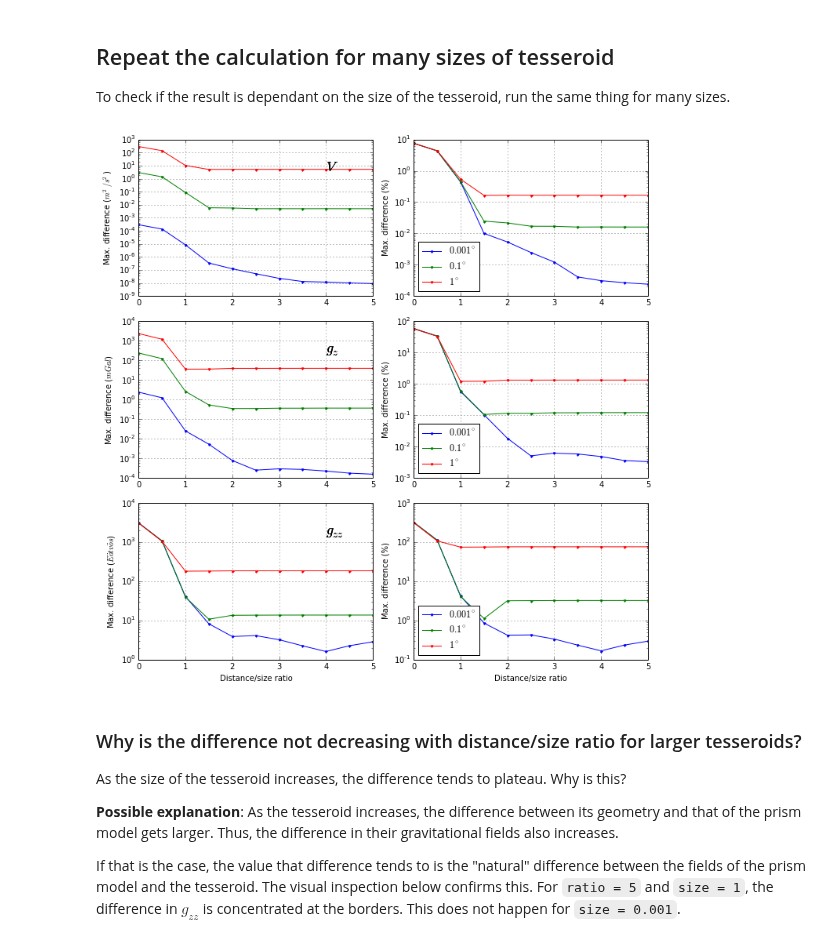
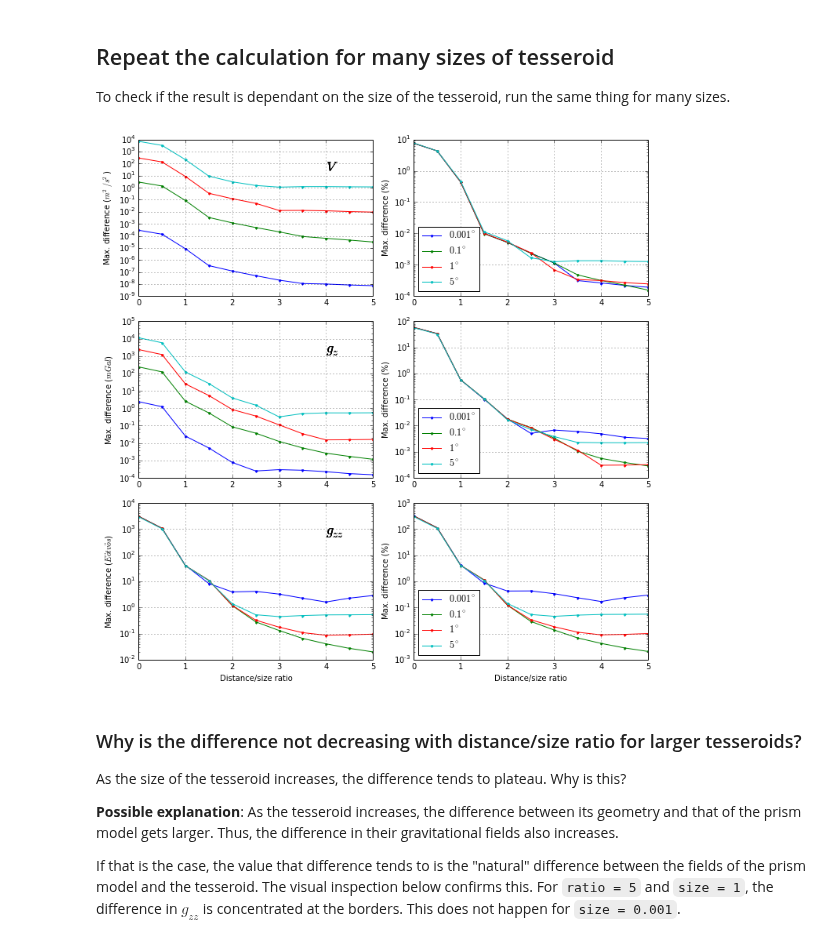
Before and after one commit to pinga-lab/paper-tesseroids, a Jupyter notebook: notebooks/tesseroid_vs_prism.ipynb, the cells around one changed output. Saved outputs shown, nothing was run; the diff lists cells and outputs as text; code cells hidden in the pictures.

```diff
--- a/notebooks/tesseroid_vs_prism.ipynb
+++ b/notebooks/tesseroid_vs_prism.ipynb
@@ -56,13 +56,19 @@ def make_model_files(size, discretization, verbose=False):
             f.write('{} {} {} {} {} {} {}\n'.format(
                 t.w, t.e, t.s, t.n, t.top, t.bottom, t.props['density']))
     prism_model = os.path.join(filedir, 'model-size{:f}.prism'.format(size))
-    !tess2prism $tess_model > $prism_model
+    !tess2prism $split_model > $prism_model
     if verbose:
         !head $tess_model $split_model $prism_model
+    tmp = !cat $split_model | grep -v "#" | grep -e "^$" -v| wc -l
+    ntess = int(tmp[0])
+    assert ntess == discretization**3
+    tmp = !cat $prism_model | grep -v "#" | grep -e "^$" -v| wc -l
+    nprism = int(tmp[0])
+    assert nprism == discretization**3
     return tess, tess_model, prism_model
 # %%
 size = 0.001
-discretization = 20
+discretization = 30
 tess, tess_model, prism_model = make_model_files(size, discretization, verbose=True)
 # %% [output]
 ==> tesseroid_vs_prism_files/model-size0.001000.tess <==
@@ -230,45 +238,45 @@ plot_diffs(9, r'$g_{zz}$', 'Eotvos')
 
 To check if the result is dependant on the size of the tesseroid, run the same thing for many sizes.
 # %%
-sizes = np.array([0.001, 0.1, 1])
-discretizations = [20, 20, 20]
+sizes = np.array([0.001, 0.1, 1, 5])
 # %%
+# This may take a while
 prism_file_per_size = []
 tess_file_per_size = []
 grid_file_per_size = []
-for size, discretization in zip(sizes, discretizations):
-    _, tess_model, prism_model = make_model_files(size, discretization)
-    grid_file, _, _ = make_grid(size)
-    grid_file_per_size.append(grid_file)
-    prism_file_per_size.append(calc_prism_effect(grid_file, prism_model))
-    tess_file_per_size.append([calc_tess_effect(grid_file, tess_model, r) for r in ratio])
+for size in sizes:
+    _, tmodel, pmodel = make_model_files(size, discretization)
+    gfile, _, _ = make_grid(size)
+    grid_file_per_size.append(gfile)
+    prism_file_per_size.append(calc_prism_effect(gfile, pmodel))
+    tess_file_per_size.append([calc_tess_effect(gfile, tmodel, r) for r in ratio])
 # %%
 fig, subplots = plt.subplots(3, 2, figsize=(10, 10))
-for size, prism_file, tess_files in zip(sizes, prism_file_per_size, tess_file_per_size):
-    diff, reldiff = calc_differences(prism_file, tess_files, npoints)
+for size, pfile, tfile in zip(sizes, prism_file_per_size, tess_file_per_size):
+    diff, reldiff = calc_differences(pfile, tfile, npoints)
     titles = [r'$V$', r'$g_z$', r'$g_{zz}$']
     units = [r'$m^2/s^2$', r'$mGal$', r'$E\"otv\"os$']
     fields = [0, 3, -1]
     for i, unit, title, axes in zip(fields, units, titles, subplots):
         ax1, ax2 = axes
         # Plot the absolute difference
         ax1.text(0.8, 0.8, title, fontsize=18,
                  transform=ax1.transAxes)
         ax1.plot(ratio, diff[i, :], '.-', label=r'{:g}$\deg$'.format(size))
         ax1.grid(True)
         ax1.set_yscale('log')
         ax1.set_ylabel('Max. difference ({})'.format(unit))
         # Plot the relative difference in percentage
         ax2.plot(ratio, 100*reldiff[i, :], '.-', label=r'${:g}^\circ$'.format(size))
         ax2.grid(True)
         ax2.set_yscale('log')
         ax2.set_ylabel('Max. difference (%)')
         ax2.legend(loc='lower left', numpoints=1)
     ax1.set_xlabel('Distance/size ratio')
     ax2.set_xlabel('Distance/size ratio')
 plt.tight_layout()
 # %% [output]
-[figure, old version]
+[figure, new version]
 # %% [markdown]
 ### Why is the difference not decreasing with distance/size ratio for larger tesseroids?
 
```
Also changed, not shown: parts of 14 cells of this notebook.
